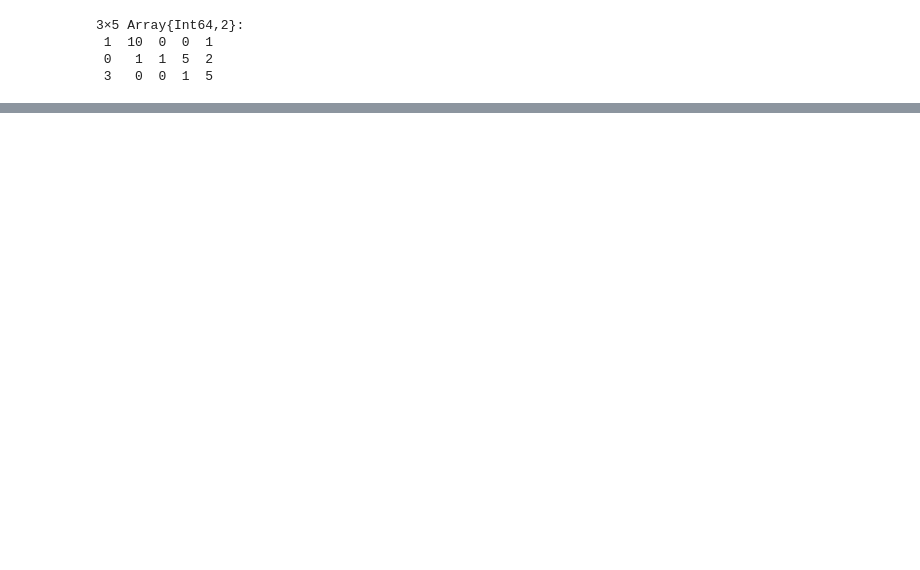
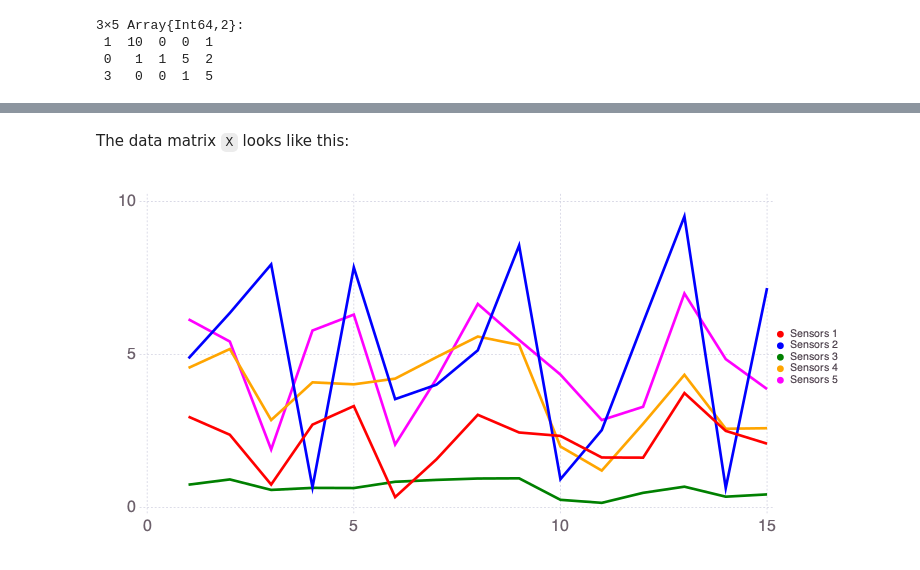
Before and after one commit to SmartTensors/NMFk.jl, a Jupyter notebook: notebooks/blind_source_separation.ipynb, the cells around one changed output, grey strips where cells are left out. Saved outputs shown, nothing was run; the diff lists cells and outputs as text; code cells hidden in the pictures; blank space fills up the shorter version.

```diff
--- a/notebooks/blind_source_separation.ipynb
+++ b/notebooks/blind_source_separation.ipynb
@@ -101 +114,7 @@ X = W * H
+# %% [markdown]
+The data matrix `X` looks like this:
+# %%
+Mads.plotseries(X; name="Sensors")
+# %% [output]
+[figure, added]
 # %% [markdown]
```
Also changed, not shown: parts of 24 cells of this notebook, 4 other files.
